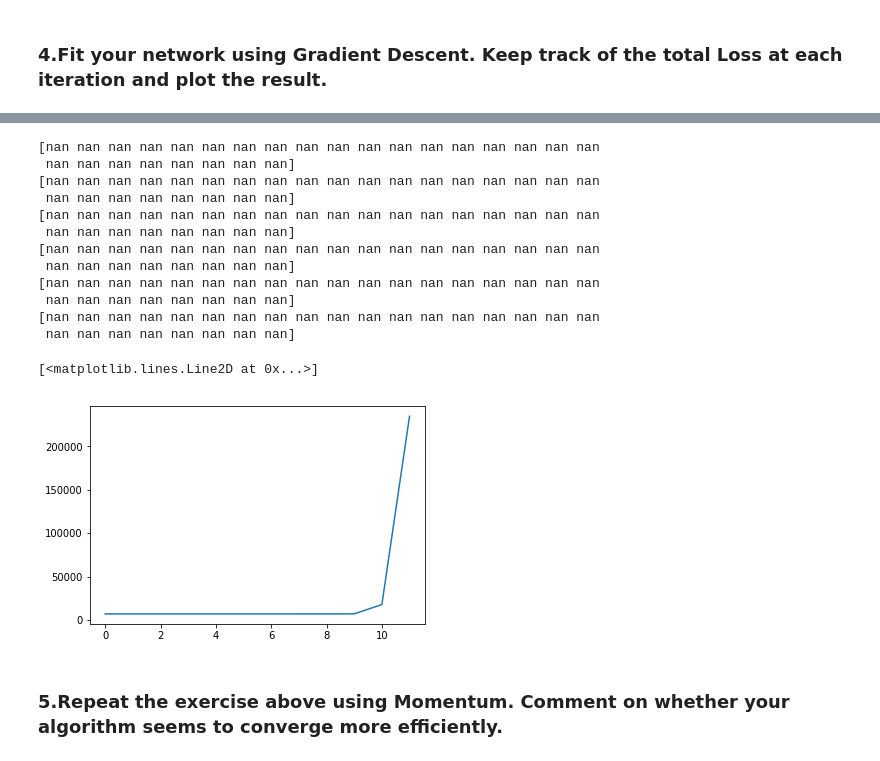
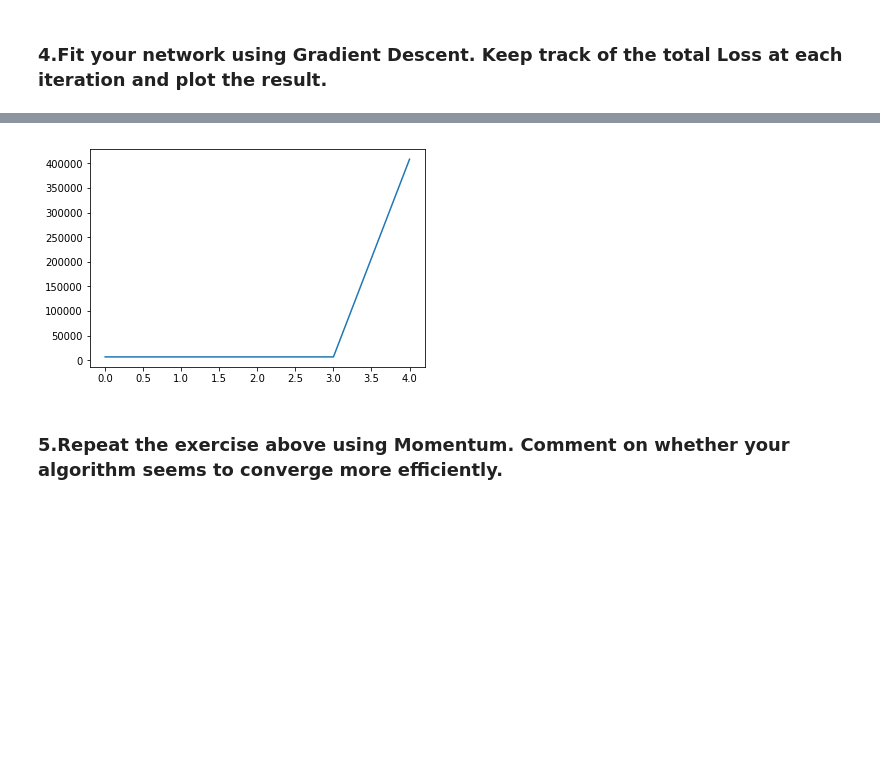
Before and after one commit to dy11/ANLY-590, a Jupyter notebook: Assignment1/assignment_1.ipynb, the cells around one changed output, grey strips where cells are left out. Drawn from its saved outputs; the diff is of its cells as text; code cells hidden in the pictures; blank space fills up the shorter version.

```diff
--- a/Assignment1/assignment_1.ipynb
+++ b/Assignment1/assignment_1.ipynb
@@ -274,14 +274,9 @@ $$\frac{dL}{dW_1} = ((W_2(V^T(y_i - \hat{y}))a_2)a_1)X * (h_2 > 0) * (h_1 > 0)$$
 # %%
 # --- computes the gradient with the loss function cross-entropy
 
-def grad_f(vector, x, y):
+def grad_f(X,parameters):
 
-    W1 = vector[0:6].reshape(3,2)
-    B1 = vector[6:9].reshape(3,1)
-    W2 = vector[9:15].reshape(2,3)
-    B2 = vector[15:17].reshape(2,1)
-    V = vector[17:23].reshape(3,2)
-    C = vector[23:26].reshape(3,1)
+    W1, B1, W2, B2, V, C = parameters
 
     a1 = W1.dot(np.transpose(x)) + B1
     H1 = ReLU(a1)
@@ -296,9 +291,7 @@ def grad_f(vector, x, y):
     d_B1 = (np.transpose(W2).dot(np.transpose(V).dot((y_hat - y)) * (H2 > 0)) * (H1 > 0)).sum(axis=1)
     d_W1 = (np.transpose(W2).dot(np.transpose(V).dot((y_hat - y)) * (H2 > 0)) * (H1 > 0)).dot(x)
 
-    vector = [d_W1, d_B1, d_W2, d_B2, d_V, d_C]
-    vector = [param.flatten() for param in vector]
-    vector = np.concatenate(vector)
+    vector = [d_W1.reshape(3,2), d_B1.reshape(3,1), d_W2.reshape(2,3), d_B2.reshape(2,1), d_V.reshape(3,2), d_C.reshape(3,1)]
 
     return vector
 # %% [markdown]
@@ -397,4 +369,35 @@ def grad_descent(x, y, starting_point=None, iterations=20, learning_rate=.001):
+# %%
+# --- Grad descent
+
+def grad_descent(x, y, starting_point=None, iterations=20, learning_rate=.01):
+
+    W1 = np.random.uniform(-.1,.1,size=6).astype("float128").reshape(3,2)
+    B1 = np.random.uniform(-.1,.1,size=3).astype("float128").reshape(3,1)
+    W2 = np.random.uniform(-.1,.1,size=6).astype("float128").reshape(2,3)
+    B2 = np.random.uniform(-.1,.1,size=2).astype("float128").reshape(2,1)
+    V = np.random.uniform(-.1,.1,size=6).astype("float128").reshape(3,2)
+    C = np.random.uniform(-.1,.1,size=3).astype("float128").reshape(3,1)
+    parameters = [W1, B1, W2, B2, V, C]
+
+    trajectory = [parameters]
+    losses = [loss(y, yhat(x, parameters))]
+
+
+
+    for i in range(iterations):
+        grad = grad_f(x, parameters)
+        parameters[0] = parameters[0] - (learning_rate * grad[0])
+        parameters[1] = parameters[1] - (learning_rate * grad[1])
+        parameters[2] = parameters[2] - (learning_rate * grad[2])
+        parameters[3] = parameters[3] - (learning_rate * grad[3])
+        parameters[4] = parameters[4] - (learning_rate * grad[4])
+        parameters[5] = parameters[5] - (learning_rate * grad[5])
+        trajectory.append(parameters)
+        losses.append(loss(y, yhat(x, parameters)))
+
+    return (np.array(trajectory), losses)
 # %%
 traj, losses = grad_descent(x, y)
 plt.plot(losses)
+losses
 # %% [output]
@@ -418,16 +421,3 @@ plt.plot(losses)
-[nan nan nan nan nan nan nan nan nan nan nan nan nan nan nan nan nan nan
- nan nan nan nan nan nan nan nan]
-[nan nan nan nan nan nan nan nan nan nan nan nan nan nan nan nan nan nan
- nan nan nan nan nan nan nan nan]
-[nan nan nan nan nan nan nan nan nan nan nan nan nan nan nan nan nan nan
- nan nan nan nan nan nan nan nan]
-[nan nan nan nan nan nan nan nan nan nan nan nan nan nan nan nan nan nan
- nan nan nan nan nan nan nan nan]
-[nan nan nan nan nan nan nan nan nan nan nan nan nan nan nan nan nan nan
- nan nan nan nan nan nan nan nan]
-[nan nan nan nan nan nan nan nan nan nan nan nan nan nan nan nan nan nan
- nan nan nan nan nan nan nan nan]
-[<matplotlib.lines.Line2D at 0x...>]
-[figure, old version]
+[figure, new version]
 # %% [markdown]
 ### 5.Repeat the exercise above using Momentum. Comment on whether your algorithm seems to converge more efficiently.
```
Also changed, not shown: parts of 3 cells of this notebook.
